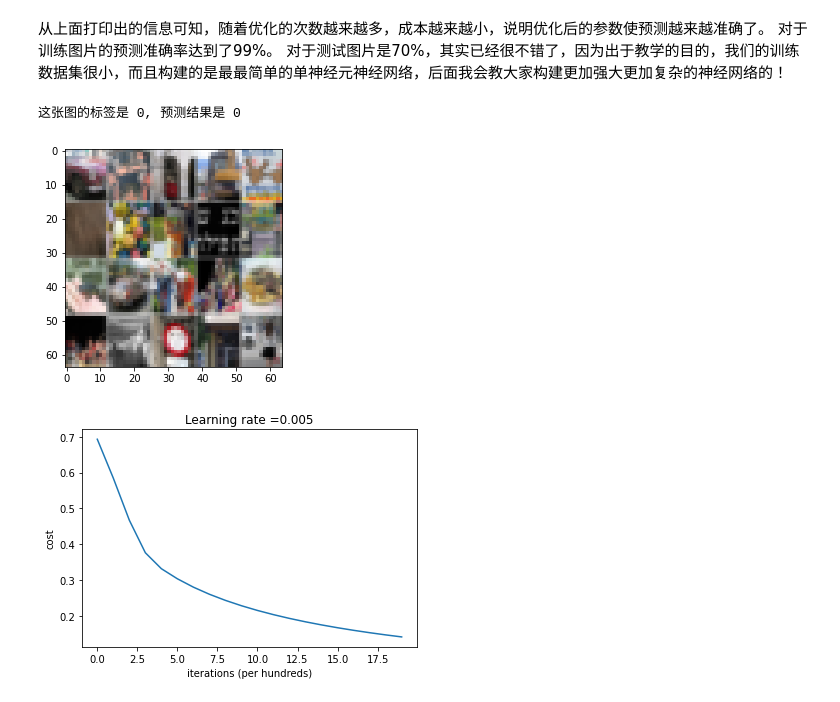
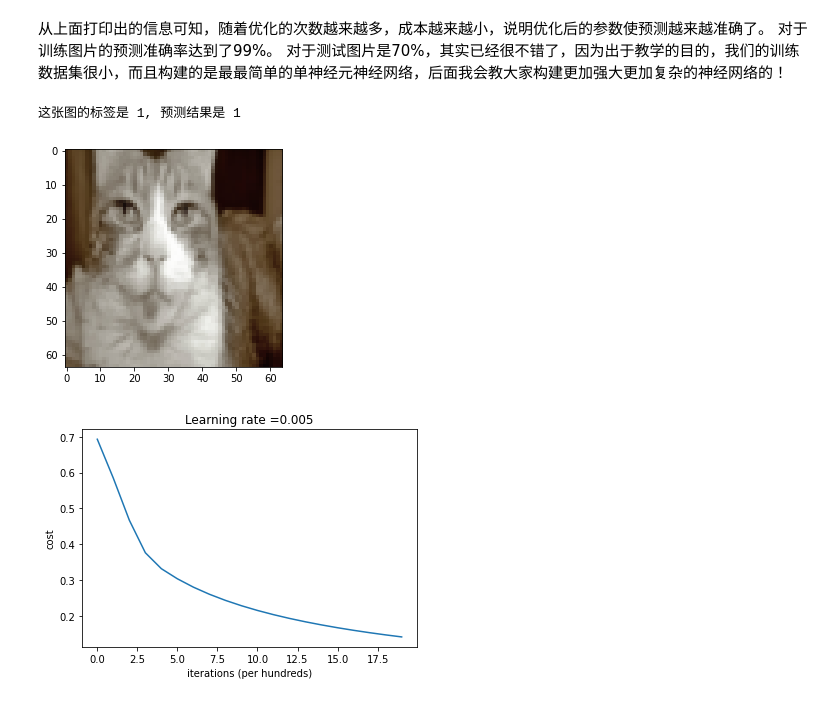
Before and after one commit to oaiao/ai, a Jupyter notebook: ai/01_first_artificial_intelligence_program/first_artificial_intelligence_program.ipynb, the cells around one changed output. Drawn from its saved outputs; the diff is of its cells as text; code cells hidden in the pictures.

```diff
--- a/ai/01_first_artificial_intelligence_program/first_artificial_intelligence_program.ipynb
+++ b/ai/01_first_artificial_intelligence_program/first_artificial_intelligence_program.ipynb
@@ -318,12 +317,12 @@ d = model(train_set_x, train_set_y, test_set_x, test_set_y, num_iterations = 200
 对于测试图片是70%，其实已经很不错了，因为出于教学的目的，我们的训练数据集很小，而且构建的是最最简单的单神经元神经网络，后面我会教大家构建更加强大更加复杂的神经网络的！
 # %%
 # 这里我们可以改变index，来看看哪些图片预测对了
-index = 38
+index = 31
 plt.imshow(test_set_x[:,index].reshape((num_px, num_px, 3)))
 print ("这张图的标签是 " + str(test_set_y[0,index]) + ", 预测结果是 " + str(int(d["Y_prediction_test"][0,index])))
 # %% [output]
-这张图的标签是 0, 预测结果是 0
+这张图的标签是 1, 预测结果是 1
-[figure, old version]
+[figure, new version]
 # %%
 # 下面我们打印出成本随着训练次数增加时的变化情况。可以很直观的看出，训练次数越多，成本越小，也就是预测结果更精确
 costs = np.squeeze(d['costs'])
```
Also changed, not shown: parts of 4 cells of this notebook, 1 other file.
